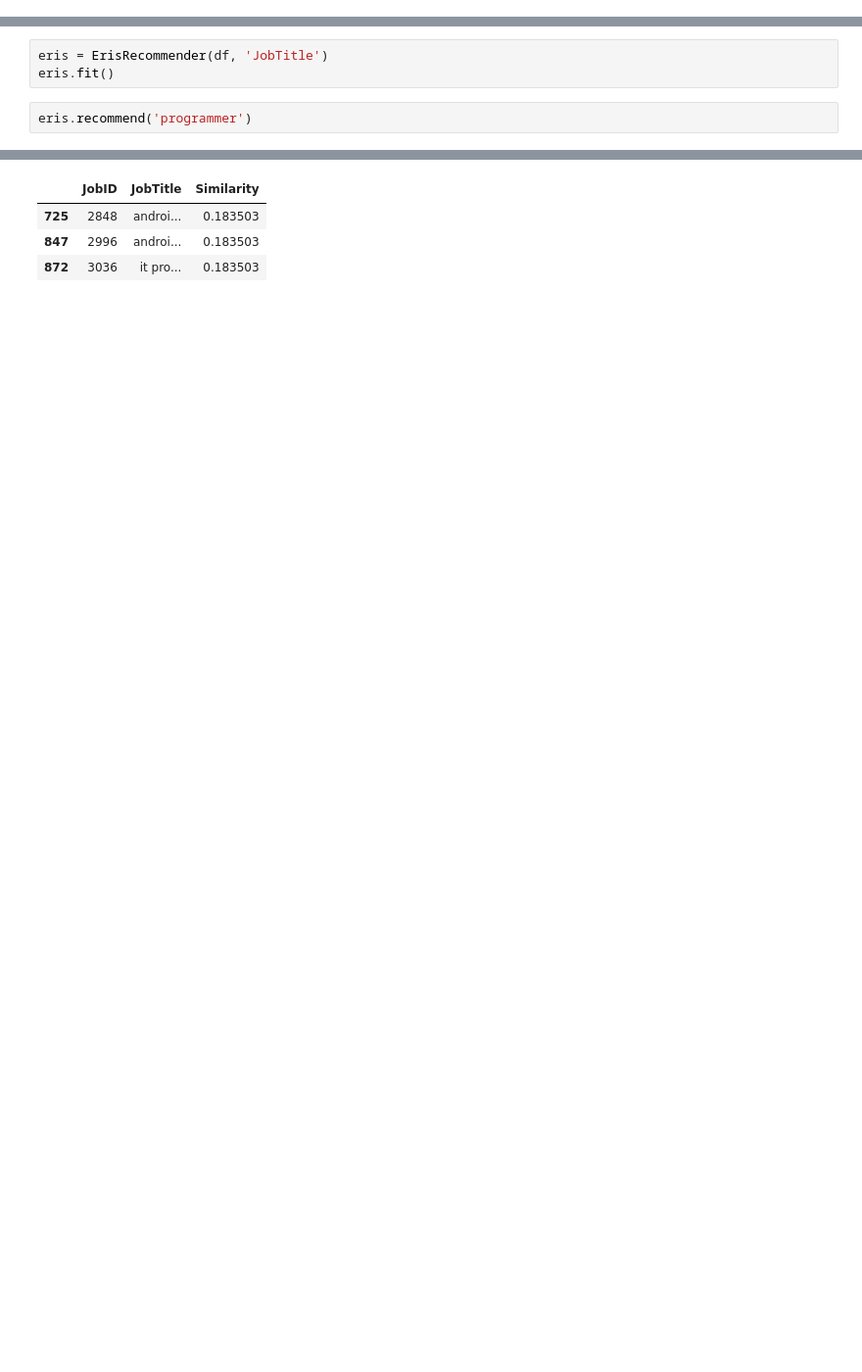
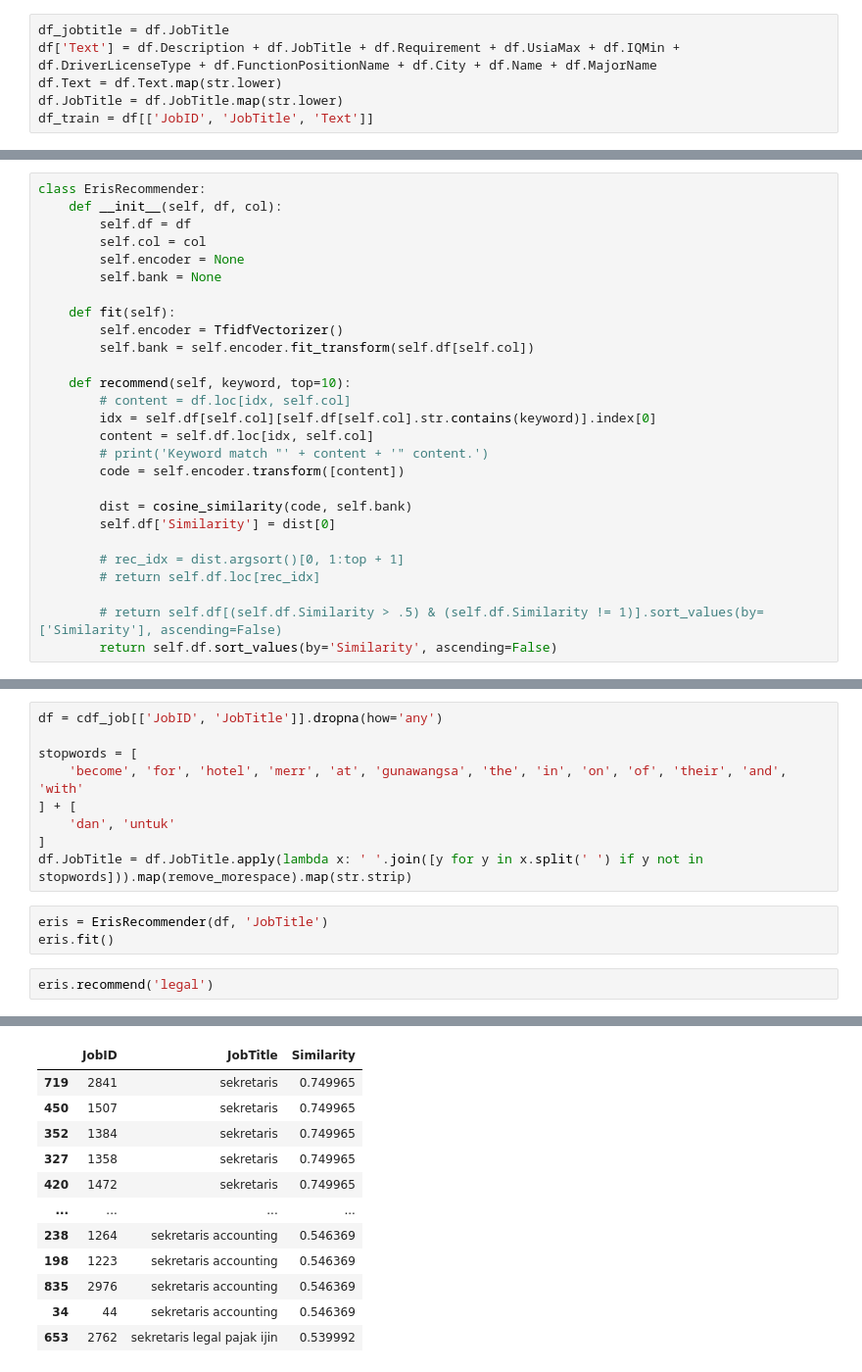
Before and after one commit to fn-hide/eris_job, a Jupyter notebook: content_based.ipynb, the cells around one changed output, grey strips where cells are left out. Shown: that part at 98% size. Saved outputs shown, nothing was run; the diff lists cells and outputs as text; blank space fills up the shorter version.

Commit message:
content based applicant & job

```diff
--- a/content_based.ipynb
+++ b/content_based.ipynb
@@ -96,0 +244,6 @@ df.JobTitle = df.JobTitle.apply(lambda x: ' '.join([y for y in x.split(' ') if y
+# %%
+df_jobtitle = df.JobTitle
+df['Text'] = df.Description + df.JobTitle + df.Requirement + df.UsiaMax + df.IQMin + df.DriverLicenseType + df.FunctionPositionName + df.City + df.Name + df.MajorName
+df.Text = df.Text.map(str.lower)
+df.JobTitle = df.JobTitle.map(str.lower)
+df_train = df[['JobID', 'JobTitle', 'Text']]
@@ -96,0 +256,27 @@ df.JobTitle = df.JobTitle.apply(lambda x: ' '.join([y for y in x.split(' ') if y
+# %%
+class ErisRecommender:
+    def __init__(self, df, col):
+        self.df = df
+        self.col = col
+        self.encoder = None
+        self.bank = None
+
+    def fit(self):
+        self.encoder = TfidfVectorizer()
+        self.bank = self.encoder.fit_transform(self.df[self.col])
+
+    def recommend(self, keyword, top=10):
+        # content = df.loc[idx, self.col]
+        idx = self.df[self.col][self.df[self.col].str.contains(keyword)].index[0]
+        content = self.df.loc[idx, self.col]
+        # print('Keyword match "' + content + '" content.')
+        code = self.encoder.transform([content])
+
+        dist = cosine_similarity(code, self.bank)
+        self.df['Similarity'] = dist[0]
+
+        # rec_idx = dist.argsort()[0, 1:top + 1]
+        # return self.df.loc[rec_idx]
+
+        # return self.df[(self.df.Similarity > .5) & (self.df.Similarity != 1)].sort_values(by=['Similarity'], ascending=False)
+        return self.df.sort_values(by='Similarity', ascending=False)
@@ -97,6 +326,15 @@ df.JobTitle = df.JobTitle.apply(lambda x: ' '.join([y for y in x.split(' ') if y
+# %%
+df = cdf_job[['JobID', 'JobTitle']].dropna(how='any')
+
+stopwords = [
+    'become', 'for', 'hotel', 'merr', 'at', 'gunawangsa', 'the', 'in', 'on', 'of', 'their', 'and', 'with'
+] + [
+    'dan', 'untuk'
+]
+df.JobTitle = df.JobTitle.apply(lambda x: ' '.join([y for y in x.split(' ') if y not in stopwords])).map(remove_morespace).map(str.strip)
 # %%
 eris = ErisRecommender(df, 'JobTitle')
 eris.fit()
 # %%
-eris.recommend('programmer')
+eris.recommend('legal')
 # %% [output]
@@ -104,4 +342,12 @@ Keyword match "it android programmer" content.
 |  | JobID | JobTitle | Similarity |
-| 725 | 2848 | androi... | 0.183503 |
-| 847 | 2996 | androi... | 0.183503 |
-| 872 | 3036 | it pro... | 0.183503 |
+| 719 | 2841 | sekretaris | 0.749965 |
+| 450 | 1507 | sekretaris | 0.749965 |
+| 352 | 1384 | sekretaris | 0.749965 |
+| 327 | 1358 | sekretaris | 0.749965 |
+| 420 | 1472 | sekretaris | 0.749965 |
+| ... | ... | ... | ... |
+| 238 | 1264 | sekretaris accounting | 0.546369 |
+| 198 | 1223 | sekretaris accounting | 0.546369 |
+| 835 | 2976 | sekretaris accounting | 0.546369 |
+| 34 | 44 | sekretaris accounting | 0.546369 |
+| 653 | 2762 | sekretaris legal pajak ijin | 0.539992 |
```
Also changed, not shown: parts of 51 cells of this notebook, 10 other files.
